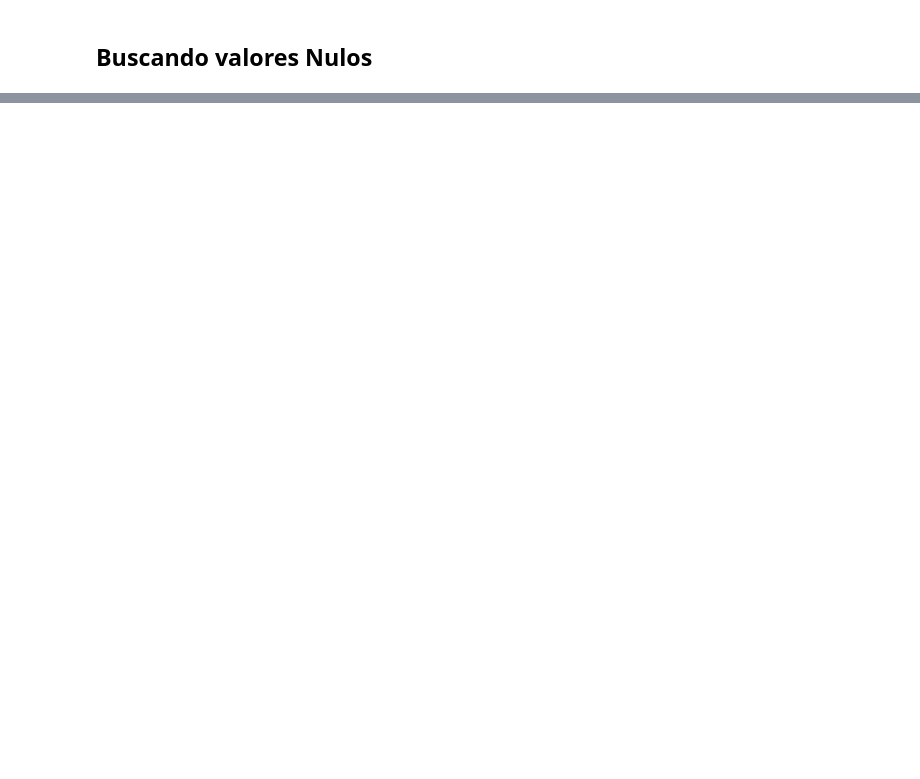
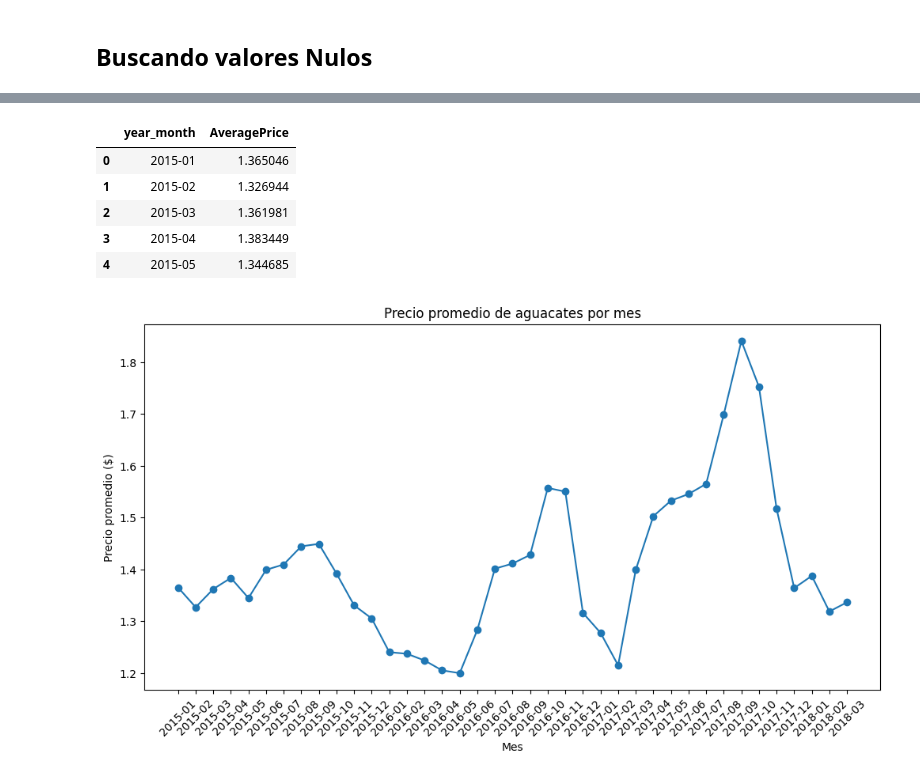
Before and after one commit to juancursed/avocado_prices, a Jupyter notebook: main.ipynb, the cells around one changed output, grey strips where cells are left out. Drawn from its saved outputs; the diff is of its cells as text; code cells hidden in the pictures; blank space fills up the shorter version.

```diff
--- a/main.ipynb
+++ b/main.ipynb
@@ -117,0 +134,12 @@ plt.show()
+# %%
+# añadimos la columna de ingresos. multiplicamos el precio por el volumen total
+df['ingreso_total'] = df['AveragePrice'] * df['Total Volume']
+df['Date'] = pd.to_datetime(df['Date'])
+# convertimos la fecha a datetime
+df['year'] = df['Date'].dt.year
+df['month'] = df['Date'].dt.month
+df['day'] = df['Date'].dt.day
+df['year_month'] = df['Date'].dt.strftime('%Y-%m')
+#eliminar la columna de fecha original
+df['Date'].dropna()
+df.head()
@@ -117,0 +153,20 @@ plt.show()
+# %%
+df_avocado_prices = df.groupby(['year_month'])['AveragePrice'].mean().reset_index()
+
+#Precio de los aguacates por mes
+plt.figure(figsize=(12, 6))
+plt.plot(df_avocado_prices['year_month'], df_avocado_prices['AveragePrice'], marker='o', linestyle='-')
+plt.title('Precio promedio de aguacates por mes')
+plt.xlabel('Mes')
+plt.ylabel('Precio promedio ($)')
+plt.xticks(rotation=45)
+
+df_avocado_prices.head()
+# %% [output]
+|  | year_month | AveragePrice |
+| 0 | 2015-01 | 1.365046 |
+| 1 | 2015-02 | 1.326944 |
+| 2 | 2015-03 | 1.361981 |
+| 3 | 2015-04 | 1.383449 |
+| 4 | 2015-05 | 1.344685 |
+[figure, added]
```
Also changed, not shown: parts of 9 cells of this notebook.
